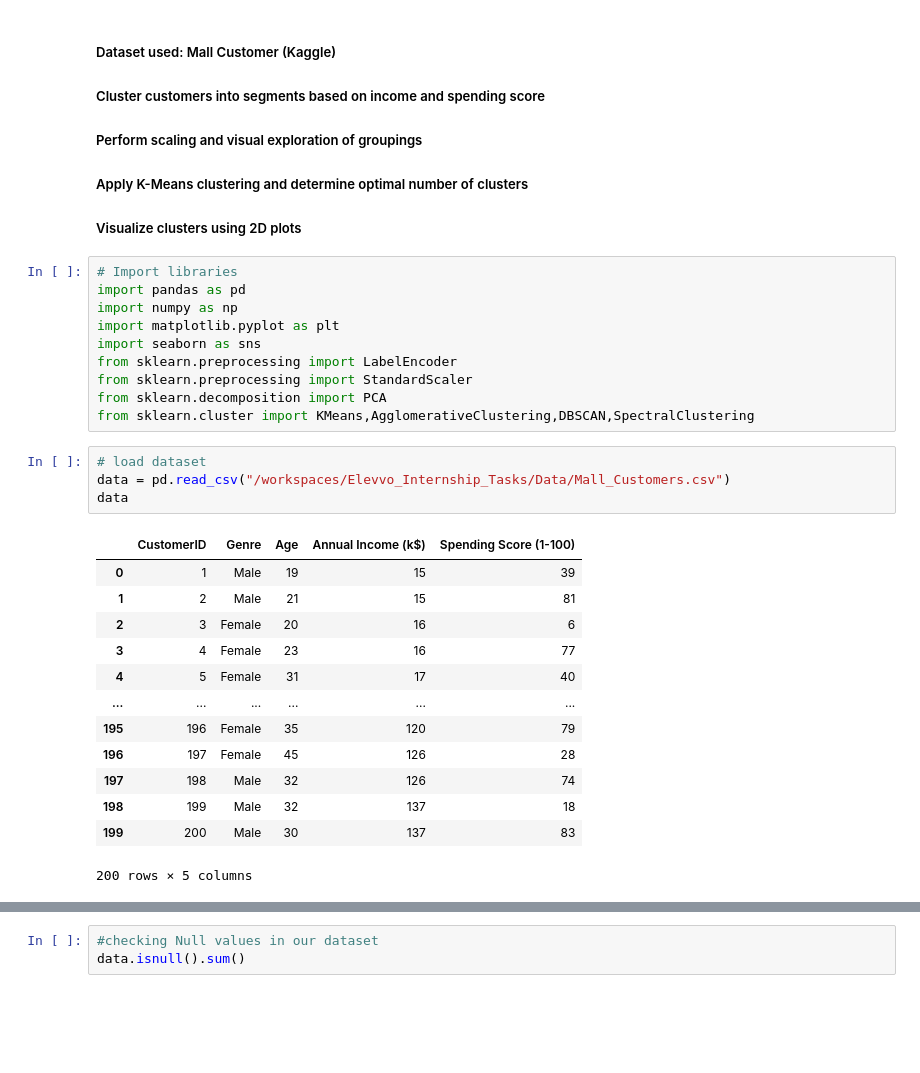
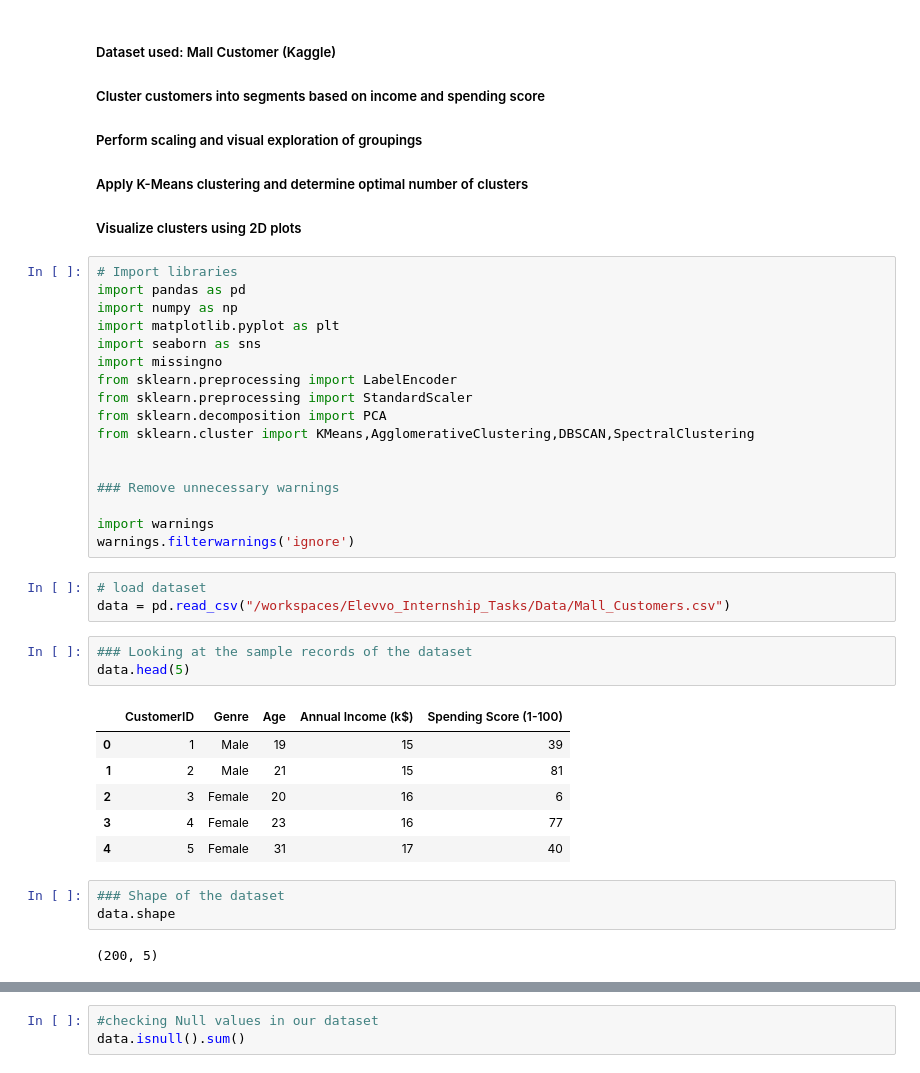
Before and after one commit to dvskabangira/Elevvo_Internship_Tasks, a Jupyter notebook: scripts/Task2_Customer_Segmentation.ipynb, the cells around one changed output, grey strips where cells are left out. Cells and saved outputs as stored; diff of their text form; blank space fills up the shorter version.

```diff
--- a/scripts/Task2_Customer_Segmentation.ipynb
+++ b/scripts/Task2_Customer_Segmentation.ipynb
@@ -10,26 +10,33 @@ import pandas as pd
 import numpy as np
 import matplotlib.pyplot as plt
 import seaborn as sns
+import missingno
 from sklearn.preprocessing import LabelEncoder
 from sklearn.preprocessing import StandardScaler
 from sklearn.decomposition import PCA
 from sklearn.cluster import KMeans,AgglomerativeClustering,DBSCAN,SpectralClustering
+
+
+### Remove unnecessary warnings
+
+import warnings
+warnings.filterwarnings('ignore')
 # %%
 # load dataset
 data = pd.read_csv("/workspaces/Elevvo_Internship_Tasks/Data/Mall_Customers.csv")
-data
-# %% [output]
-|  | CustomerID | Genre | Age | Annual Income (k$) | Spending Score (1-100) |
-| 0 | 1 | Male | 19 | 15 | 39 |
-| 1 | 2 | Male | 21 | 15 | 81 |
-| 2 | 3 | Female | 20 | 16 | 6 |
-| 3 | 4 | Female | 23 | 16 | 77 |
-| 4 | 5 | Female | 31 | 17 | 40 |
-| ... | ... | ... | ... | ... | ... |
-| 195 | 196 | Female | 35 | 120 | 79 |
-| 196 | 197 | Female | 45 | 126 | 28 |
-| 197 | 198 | Male | 32 | 126 | 74 |
-| 198 | 199 | Male | 32 | 137 | 18 |
-| 199 | 200 | Male | 30 | 137 | 83 |
-200 rows × 5 columns
+# %%
+### Looking at the sample records of the dataset
+data.head(5)
+# %% [output]
+|  | CustomerID | Genre | Age | Annual Income (k$) | Spending Score (1-100) |
+| 0 | 1 | Male | 19 | 15 | 39 |
+| 1 | 2 | Male | 21 | 15 | 81 |
+| 2 | 3 | Female | 20 | 16 | 6 |
+| 3 | 4 | Female | 23 | 16 | 77 |
+| 4 | 5 | Female | 31 | 17 | 40 |
+# %%
+### Shape of the dataset
+data.shape
+# %% [output]
+(200, 5)
 # %%
```
Also changed, not shown: parts of 18 cells of this notebook.
